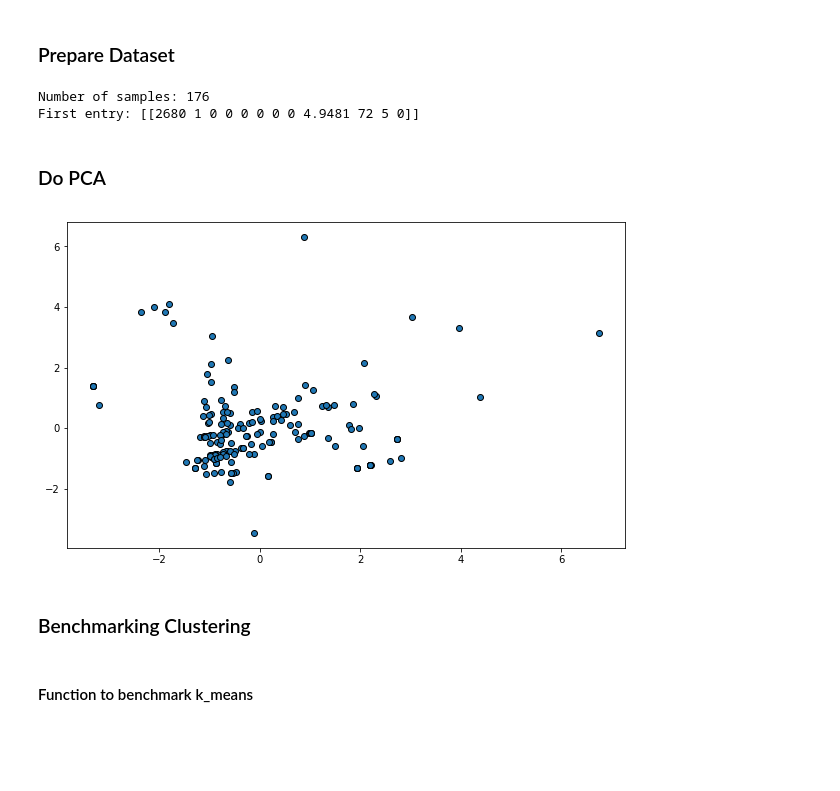
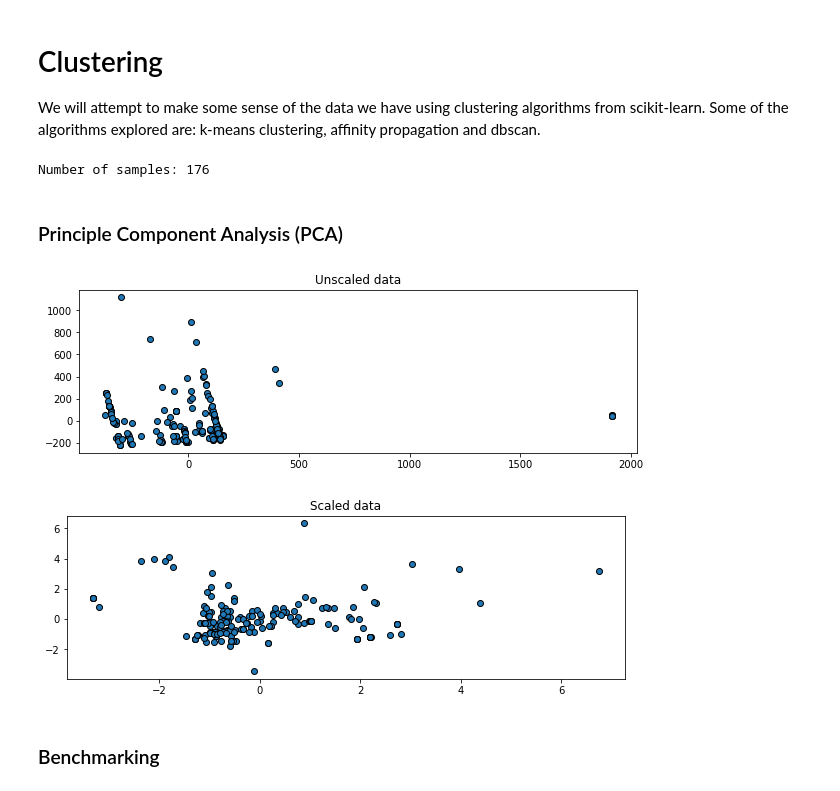
Before and after one commit to tlkh/Generating-Inference-from-3D-Printing-Jobs, a Jupyter notebook: Clustering Test.ipynb, the cells around one changed output. Drawn from its saved outputs; the diff is of its cells as text; code cells hidden in the pictures; blank space fills up the shorter version.

Commit message:
More clustering plots
Also updated readme

```diff
--- a/Clustering Test.ipynb
+++ b/Clustering Test.ipynb
@@ -5,49 +1,57 @@
+# %% [markdown]
+# Clustering
+We will attempt to make some sense of the data we have using clustering algorithms from scikit-learn.
+Some of the algorithms explored are: k-means clustering, affinity propagation and dbscan.
 # %%
 from time import time
 import numpy as np
 import matplotlib.pyplot as plt
+from sklearn import metrics
+import csv
 
-from sklearn import metrics
-from sklearn.cluster import KMeans
-from sklearn.decomposition import PCA
-from sklearn.preprocessing import scale
+%run 'preprocessor.ipynb' #our own preprocessor functions
 
-import csv
-%run 'preprocessor.ipynb' #our own preprocessor functions
+with open('data_w1w4.csv', 'r') as f:
+      reader = csv.reader(f)
+      data = list(reader)
+
+matrix = obtain_data_matrix(data)
+samples = len(matrix)
+
+print("Number of samples: " + str(samples))
+# %% [output]
+Number of samples: 176
-# %% [markdown]
-### Prepare Dataset
-# %%
-with open('data_w1w4.csv', 'r') as f:
-      reader = csv.reader(f)
-      data = list(reader)
-
-matrix = obtain_data_matrix(data)
-samples = len(matrix)
-
-print("Number of samples: " + str(samples))
-print("First entry: " + str(matrix[0]))
-# %% [output]
-Number of samples: 176
-First entry: [[2680 1 0 0 0 0 0 0 4.9481 72 5 0]]
 # %% [markdown]
-### Do PCA
+### Principle Component Analysis (PCA)
 # %%
-matrix = scale(matrix)
+from sklearn.decomposition import PCA
+from sklearn.preprocessing import scale
 
-fig = plt.figure(1, figsize=(10, 6))
+fig = plt.figure(1, figsize=(10, 3))
 plt.clf()
 
 plt.cla()
 pca = PCA(n_components=2)
 pca.fit(matrix)
 X = pca.transform(matrix)
+plt.title('Unscaled data')
+plt.scatter(X[:, 0], X[:, 1], edgecolor='k')
 
+matrix_scaled = scale(matrix)
+
+fig = plt.figure(2, figsize=(10, 3))
+plt.clf()
+
+plt.cla()
+pca = PCA(n_components=2)
+pca.fit(matrix_scaled)
+X = pca.transform(matrix_scaled)
+plt.title('Scaled data')
 plt.scatter(X[:, 0], X[:, 1], edgecolor='k')
 plt.show()
 # %% [output]
-[figure, old version]
+[figure, new version]
+[figure, added]
 # %% [markdown]
-### Benchmarking Clustering
+### Benchmarking
-# %% [markdown]
-#### Function to benchmark k_means
 # %%
```
Also changed, not shown: parts of 13 cells of this notebook, 4 other files.
